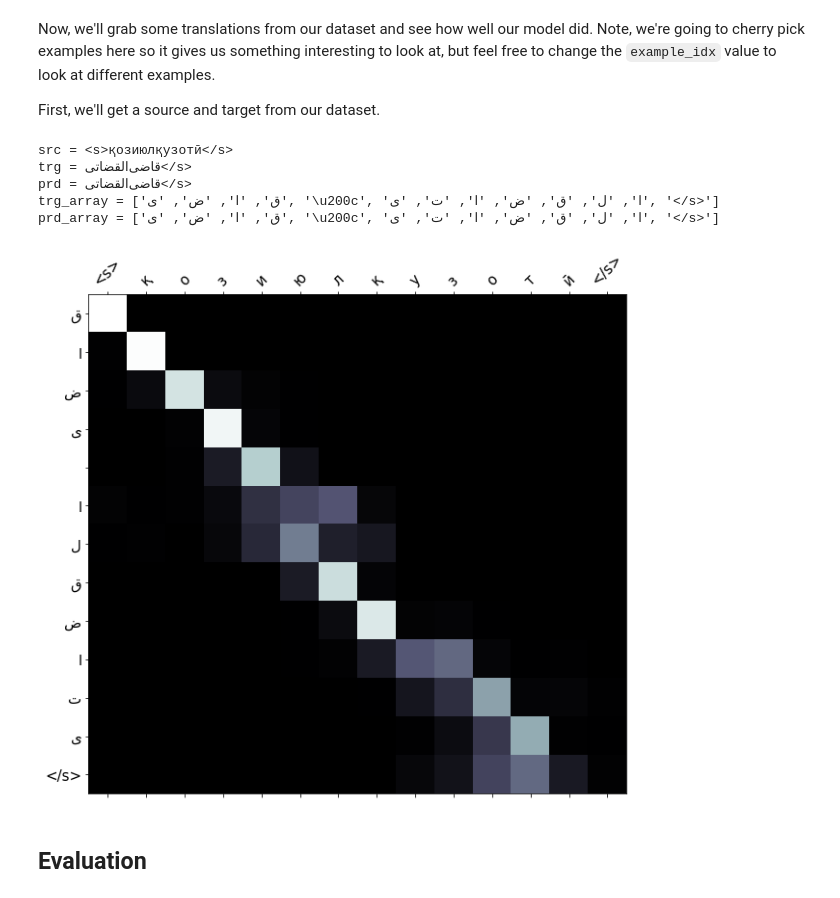
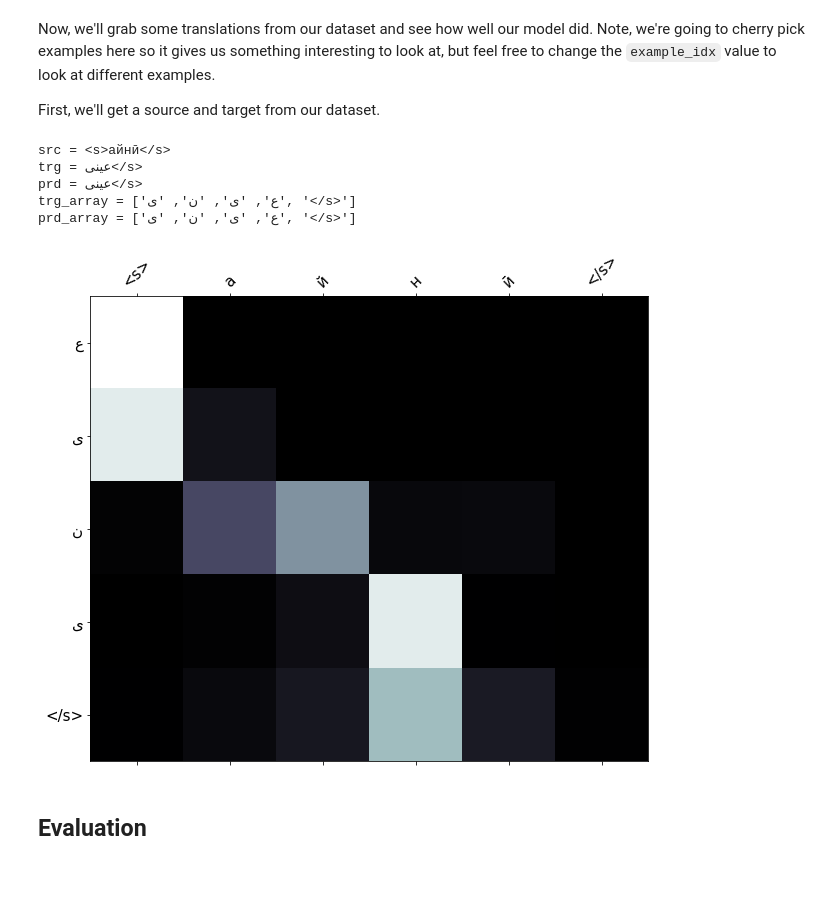
Before and after one commit to mohammadmozafari/natural-language-processing, a Jupyter notebook: 5. Transliteration/tg2fa.ipynb, the cells around one changed output. Cells and saved outputs as stored; diff of their text form; code cells hidden in the pictures.

```diff
--- a/5. Transliteration/tg2fa.ipynb
+++ b/5. Transliteration/tg2fa.ipynb
@@ -742,15 +742,15 @@ def predict_and_draw_by_dataset(inp):
     predict_and_draw(src, trg)
 # %%
 dataset = _test_dataset
-example_idx = 240
+example_idx = 440
 predict_and_draw_by_dataset(dataset[example_idx])
 # %% [output]
-src = <s>қозиюлқузотӣ</s>
-trg = قاضی‌القضاتی</s>
-prd = قاضی‌القضاتی</s>
-trg_array = ['ق', 'ا', 'ض', 'ی', '\u200c', 'ا', 'ل', 'ق', 'ض', 'ا', 'ت', 'ی', '</s>']
-prd_array = ['ق', 'ا', 'ض', 'ی', '\u200c', 'ا', 'ل', 'ق', 'ض', 'ا', 'ت', 'ی', '</s>']
+src = <s>айнӣ</s>
+trg = عینی</s>
+prd = عینی</s>
+trg_array = ['ع', 'ی', 'ن', 'ی', '</s>']
+prd_array = ['ع', 'ی', 'ن', 'ی', '</s>']
-[figure, old version]
+[figure, new version]
 # %% [markdown]
 ## Evaluation
 # %%
```
Also changed, not shown: 1 other file.
